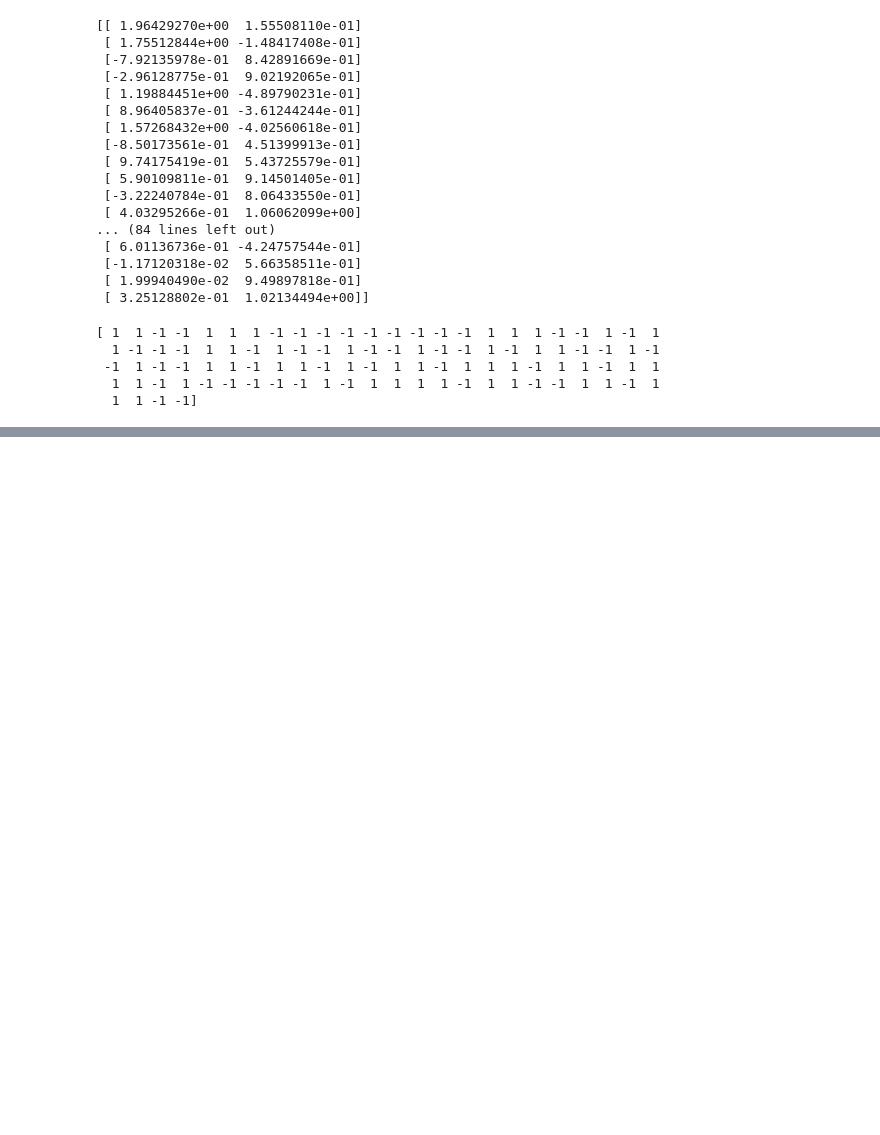
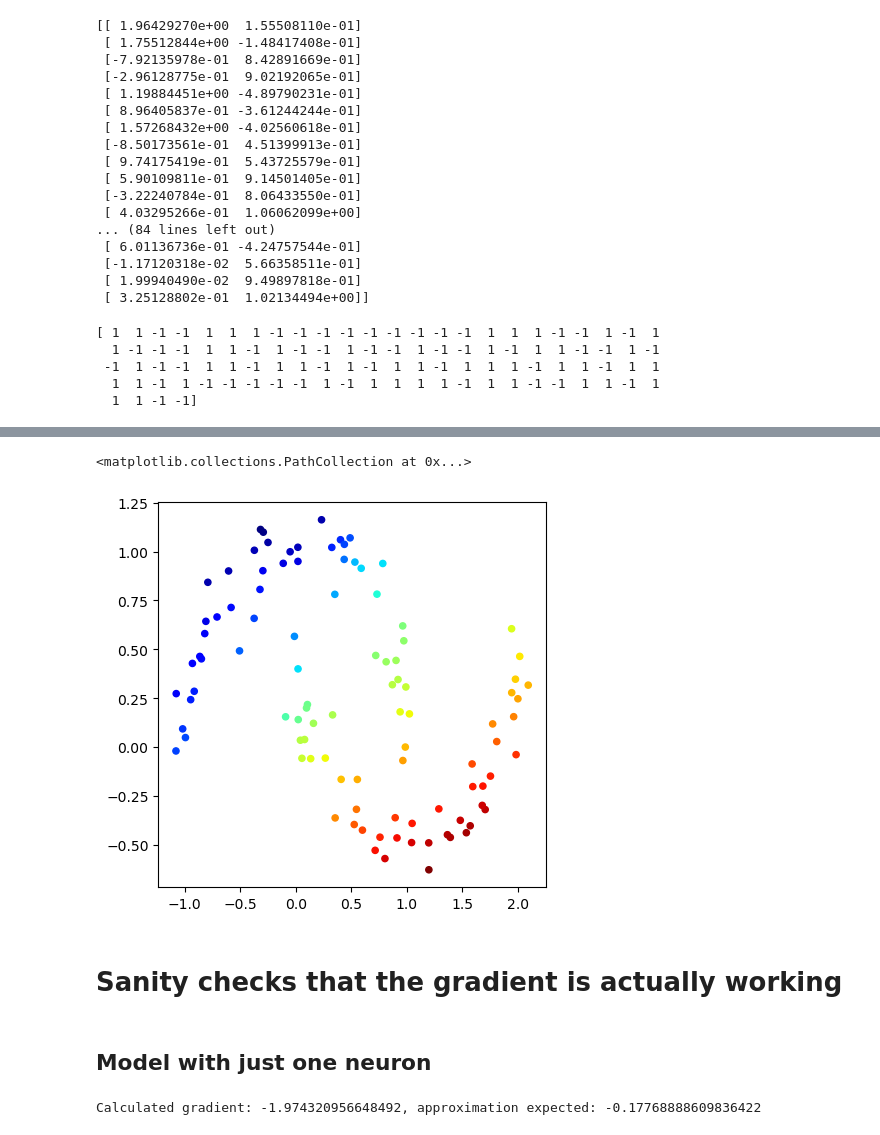
Before and after one commit to APROHACK124/ai-parallelism-study, a Jupyter notebook: phase1/notebook.ipynb, the cells around one changed output, grey strips where cells are left out. Cells and saved outputs as stored; diff of their text form; code cells hidden in the pictures; blank space fills up the shorter version.

```diff
--- a/phase1/notebook.ipynb
+++ b/phase1/notebook.ipynb
@@ -95,0 +98,12 @@ KeyboardInterrupt:
+# %%
+# Plotting prediction
+
+pred = [v.data for v in [model(x)[0] for x in X]]
+
+plt.figure(figsize=(5, 5))
+plt.scatter(X[:,0], X[:,1], c=pred, s=20, cmap='jet')
+# %% [output]
+<matplotlib.collections.PathCollection at 0x...>
+[figure, added]
+# %% [markdown]
+# Sanity checks that the gradient is actually working
@@ -95,0 +141,7 @@ KeyboardInterrupt:
+# %% [markdown]
+## Model with just one neuron
+# %%
+one_neuron = mlp(2, [1], ['Linear'])
+gradient_check(one_neuron)
+# %% [output]
+Calculated gradient: -1.974320956648492, approximation expected: -0.17768888609836422
```
Also changed, not shown: parts of 8 cells of this notebook.
